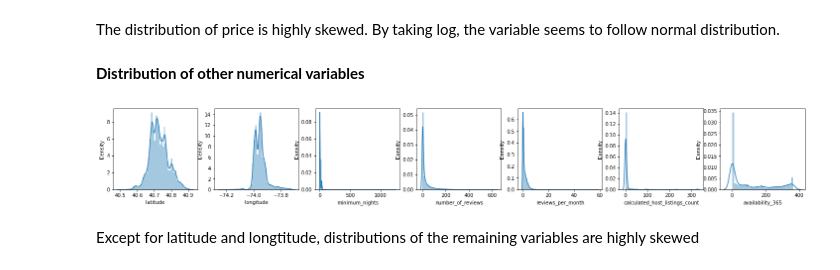
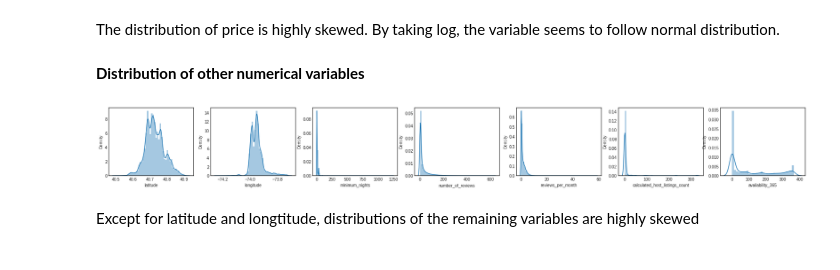
Before and after one commit to nguyen-nhat-mai/ensemble_project, a Jupyter notebook: Airbnb_Price_Prediction.ipynb, the cells around one changed output. Saved outputs shown, nothing was run; the diff lists cells and outputs as text; code cells hidden in the pictures.

```diff
--- a/Airbnb_Price_Prediction.ipynb
+++ b/Airbnb_Price_Prediction.ipynb
@@ -154,12 +161,12 @@ df['log_price'] = np.log1p(df['price'])
 **Distribution of other numerical variables**
 # %%
 filter_num_var = num_var[:-1] # exclude price
-f,ax = plt.subplots(1,7, figsize=(25,3))
+f,ax = plt.subplots(1,7, figsize=(30,3))
 for i in range(len(filter_num_var)):
   sns.distplot(df[filter_num_var[i]], ax=ax[i])
   ax[i].set_xlabel(filter_num_var[i])
 # %% [output]
-[figure, old version]
+[figure, new version]
 # %% [markdown]
 Except for latitude and longtitude, distributions of the remaining variables are highly skewed
 # %%
```
Also changed, not shown: parts of 46 cells of this notebook.
